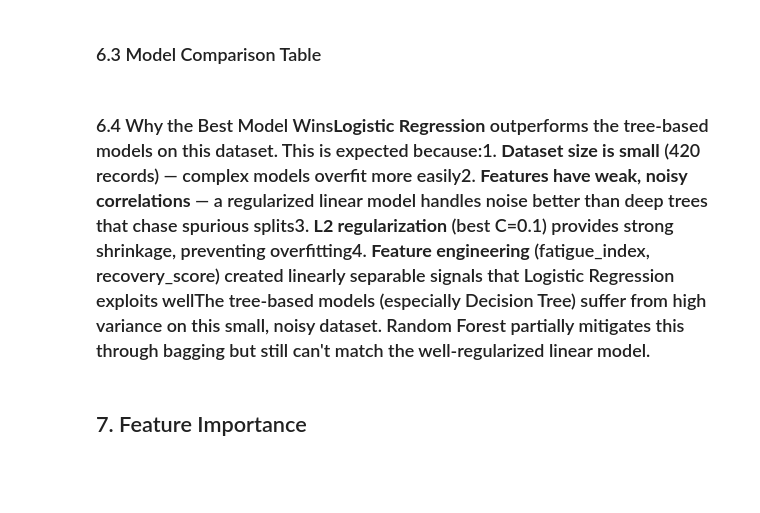
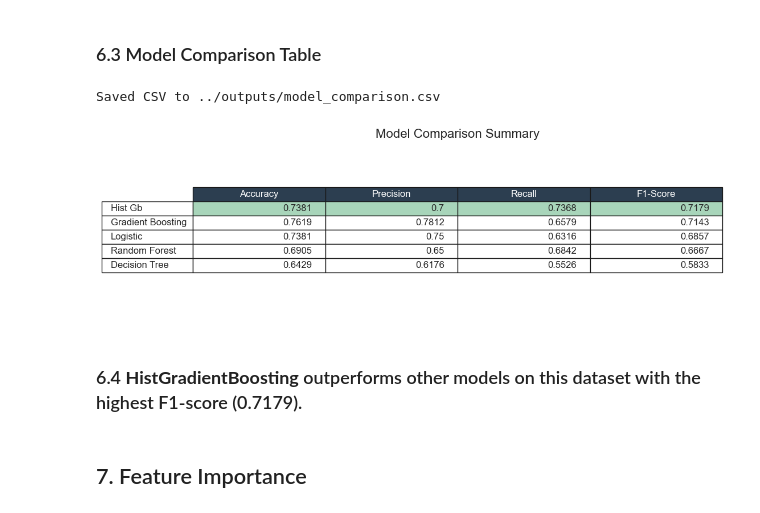
Before and after one commit to ritamrabha/Football-Performance-Prediction, a Jupyter notebook: notebooks/Football_Performance_Prediction.ipynb, the cells around one changed output. Drawn from its saved outputs; the diff is of its cells as text; code cells hidden in the pictures; blank space fills up the shorter version.

```diff
--- a/notebooks/Football_Performance_Prediction.ipynb
+++ b/notebooks/Football_Performance_Prediction.ipynb
@@ -297,9 +584,50 @@ _ = plot_roc_curves(trained_models, probas, y_test, '../outputs')Image('../outpu
 # %% [markdown]
 ### 6.3 Model Comparison Table
 # %%
-_ = plot_comparison_table(comparison_df, '../outputs')Image('../outputs/model_comparison_table.png')
+import matplotlib.pyplot as plt
+
+fig, ax = plt.subplots(figsize=(10, 4))
+ax.axis('off')
+
+# Round values
+table_data = comparison_df.round(4)
+
+# Create table
+table = ax.table(cellText=table_data.values,
+                 colLabels=table_data.columns,
+                 rowLabels=[name.replace('_',' ').title() for name in table_data.index],
+                 loc='center')
+
+table.auto_set_font_size(False)
+table.set_fontsize(12)
+table.scale(1.2, 1.5)
+
+# Highlight best row
+best_row = 0  # already sorted by F1
+
+for col in range(len(table_data.columns)):
+    table[(best_row+1, col)].set_facecolor('#a8d5ba')
+
+# Header styling
+for col in range(len(table_data.columns)):
+    table[(0, col)].set_facecolor('#2c3e50')
+    table[(0, col)].set_text_props(color='white')
+
+plt.title("Model Comparison Summary", fontsize=16)
+
+plt.savefig('../outputs/model_comparison_table.png', bbox_inches='tight')
+plt.close()
+
+comparison_df.to_csv('../outputs/model_comparison.csv')
+
+print("Saved CSV to ../outputs/model_comparison.csv")
+
+display(Image('../outputs/model_comparison_table.png'))
+# %% [output]
+Saved CSV to ../outputs/model_comparison.csv
+[figure, added]
 # %% [markdown]
-### 6.4 Why the Best Model Wins**Logistic Regression** outperforms the tree-based models on this dataset. This is expected because:1. **Dataset size is small** (420 records) — complex models overfit more easily2. **Features have weak, noisy correlations** — a regularized linear model handles noise better than deep trees that chase spurious splits3. **L2 regularization** (best C=0.1) provides strong shrinkage, preventing overfitting4. **Feature engineering** (fatigue_index, recovery_score) created linearly separable signals that Logistic Regression exploits wellThe tree-based models (especially Decision Tree) suffer from high variance on this small, noisy dataset. Random Forest partially mitigates this through bagging but still can't match the well-regularized linear model.
+### 6.4 **HistGradientBoosting** outperforms other models on this dataset with the highest F1-score (0.7179).
 # %% [markdown]
 ## 7. Feature Importance
 # %%
```
Also changed, not shown: parts of 16 cells of this notebook, 11 other files.
